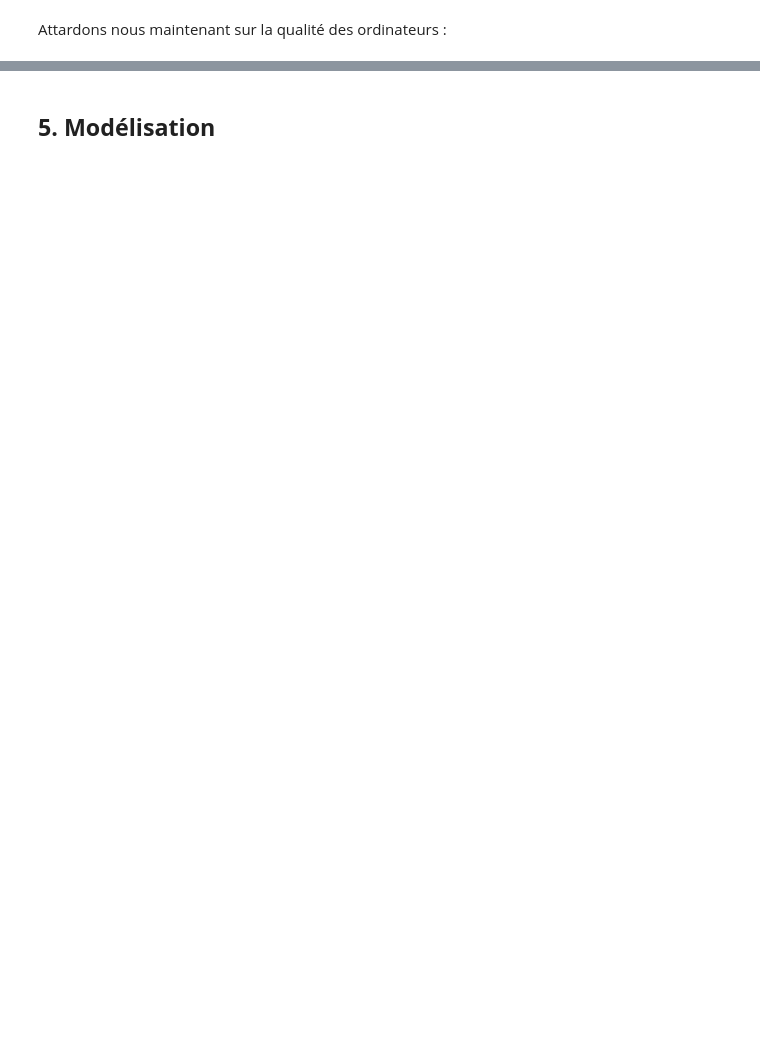
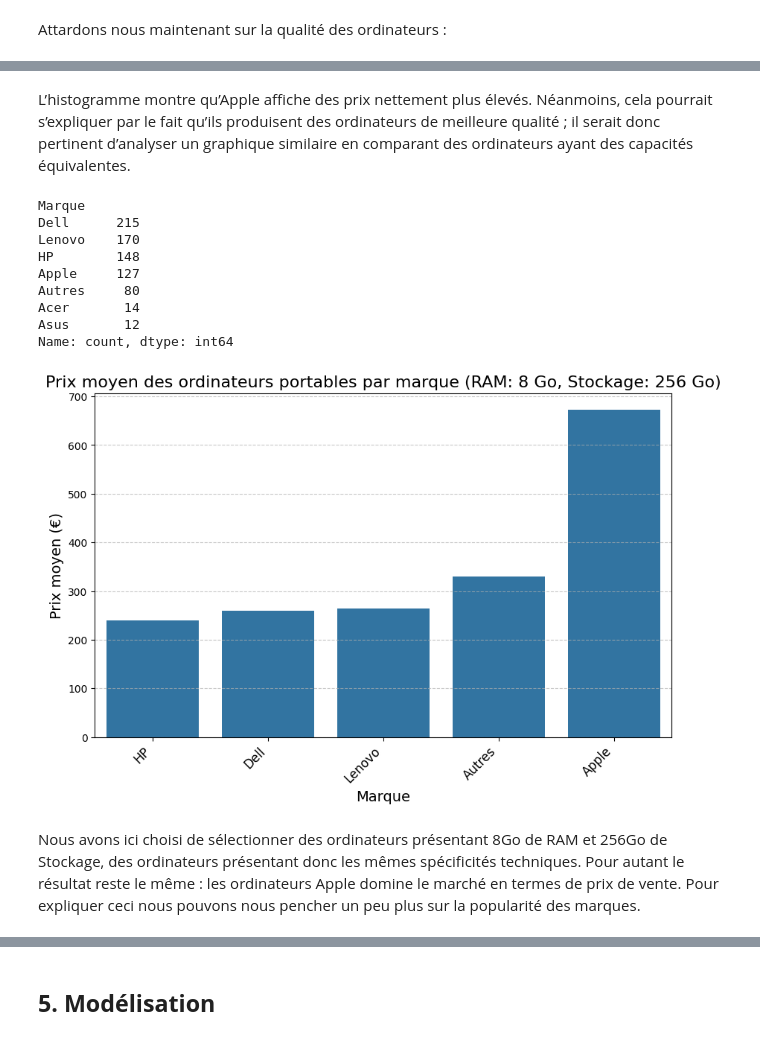
Before and after one commit to albantony/Projet_evaluation_prix_eBay, a Jupyter notebook: notebook.ipynb, the cells around one changed output, grey strips where cells are left out. Drawn from its saved outputs; the diff is of its cells as text; code cells hidden in the pictures; blank space fills up the shorter version.

```diff
--- a/notebook.ipynb
+++ b/notebook.ipynb
@@ -412,0 +430,18 @@ ImportError: cannot import name 'etat' from 'src.graph' (/Users/noelinecasteil/D
+# %% [markdown]
+L’histogramme montre qu’Apple affiche des prix nettement plus élevés. Néanmoins, cela pourrait s’expliquer par le fait qu’ils produisent des ordinateurs de meilleure qualité ; il serait donc pertinent d’analyser un graphique similaire en comparant des ordinateurs ayant des capacités équivalentes.
+# %%
+from src.graph import avgprice_brand2
+avgprice_brand2(df)
+# %% [output]
+Marque
+Dell      215
+Lenovo    170
+HP        148
+Apple     127
+Autres     80
+Acer       14
+Asus       12
+Name: count, dtype: int64
+[figure, added]
+# %% [markdown]
+Nous avons ici choisi de sélectionner des ordinateurs présentant 8Go de RAM et 256Go de Stockage, des ordinateurs présentant donc les mêmes spécificités techniques. Pour autant le résultat reste le même : les ordinateurs Apple domine le marché en termes de prix de vente. Pour expliquer ceci nous pouvons nous pencher un peu plus sur la popularité des marques.
```
Also changed, not shown: parts of 17 cells of this notebook, 1 other file.
